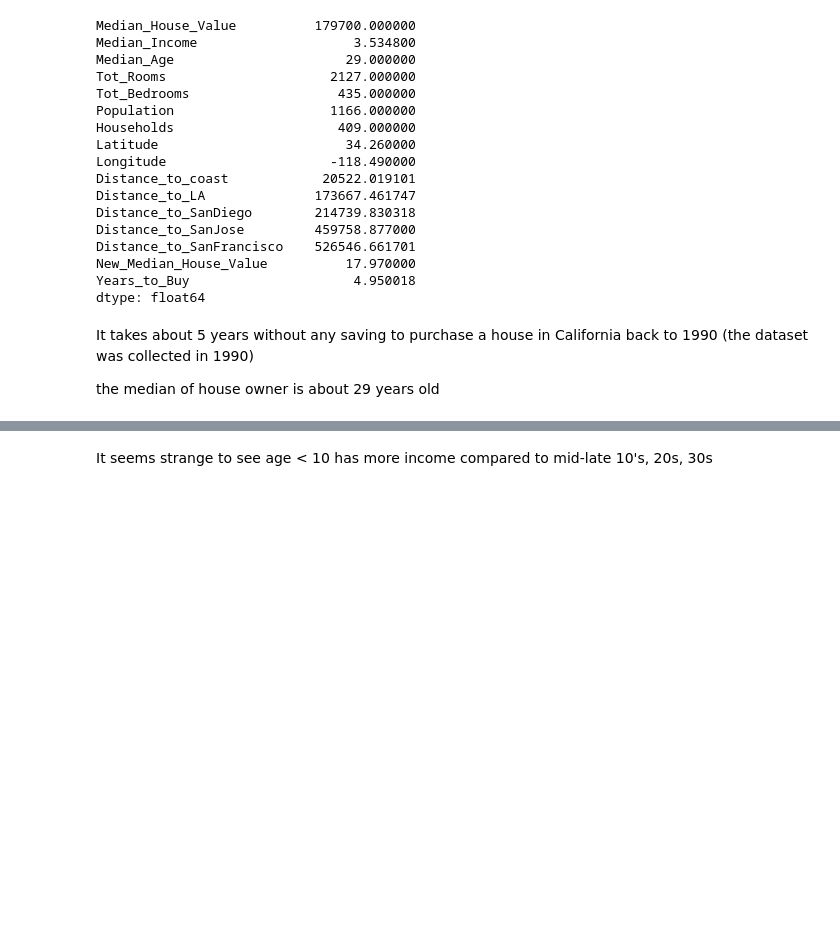
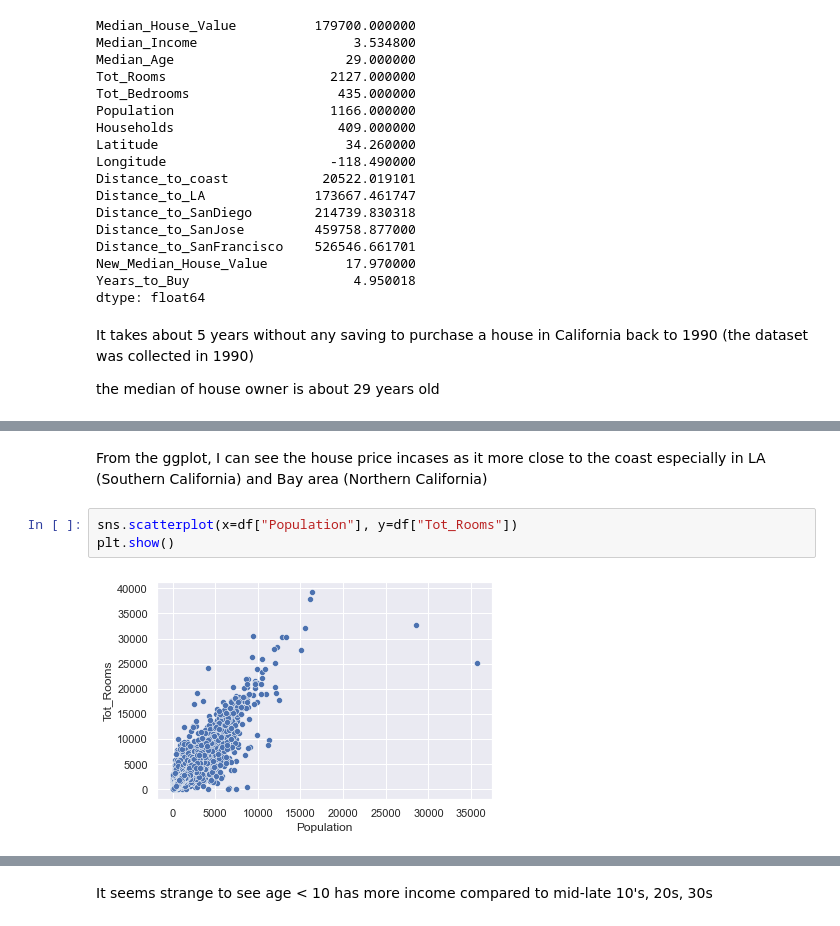
Before and after one commit to melodyhc/springboard, a Jupyter notebook: Capstone project 2_/Data Wrangling and EDA.ipynb, the cells around one changed output, grey strips where cells are left out. Saved outputs shown, nothing was run; the diff lists cells and outputs as text; blank space fills up the shorter version.

```diff
--- a/Capstone project 2_/Data Wrangling and EDA.ipynb
+++ b/Capstone project 2_/Data Wrangling and EDA.ipynb
@@ -289,0 +317,7 @@ Name: Median_Age, Length: 20640, dtype: int64
+# %% [markdown]
+From the ggplot, I can see the house price incases as it more close to the coast especially in LA (Southern California) and Bay area (Northern California)
+# %%
+sns.scatterplot(x=df["Population"], y=df["Tot_Rooms"])
+plt.show()
+# %% [output]
+[figure, added]
```
Also changed, not shown: parts of 11 cells of this notebook.
